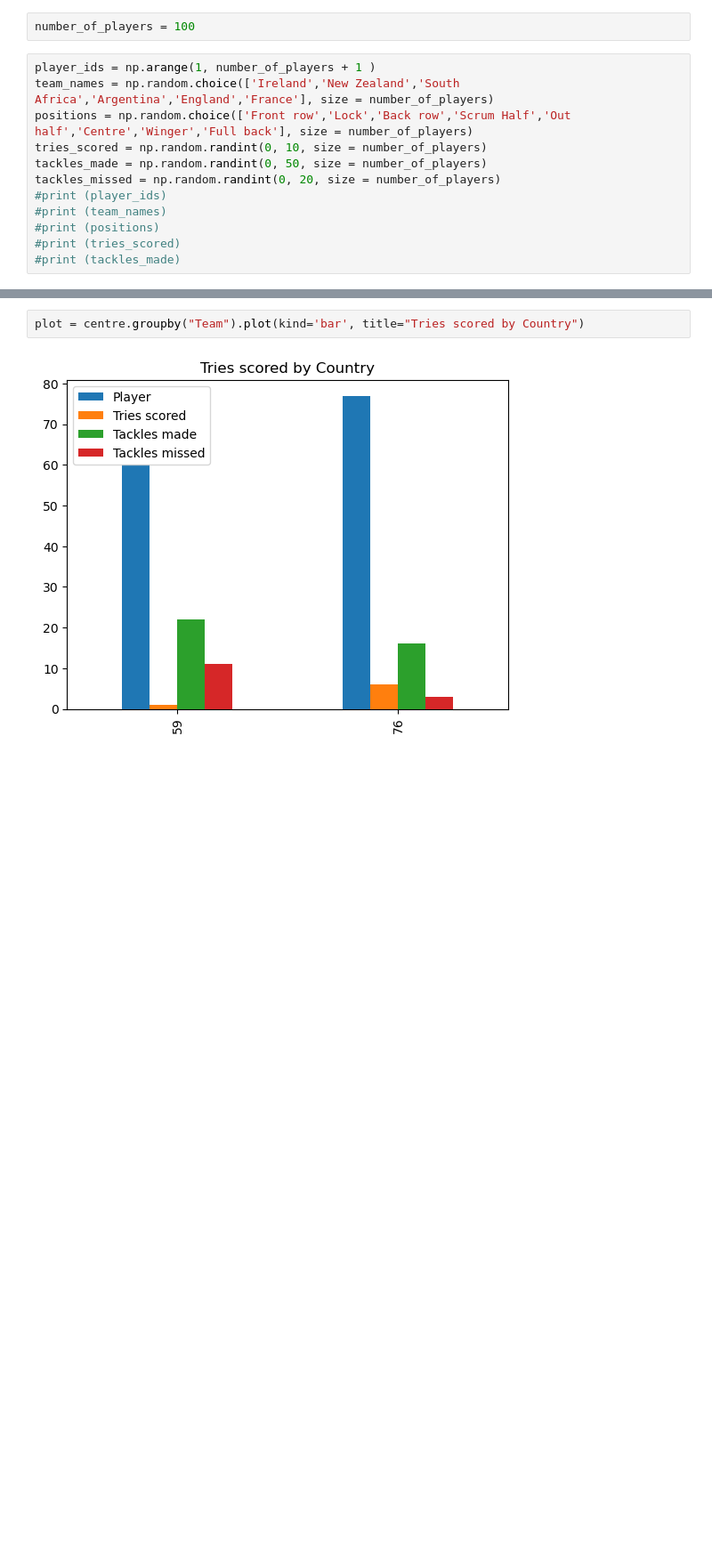
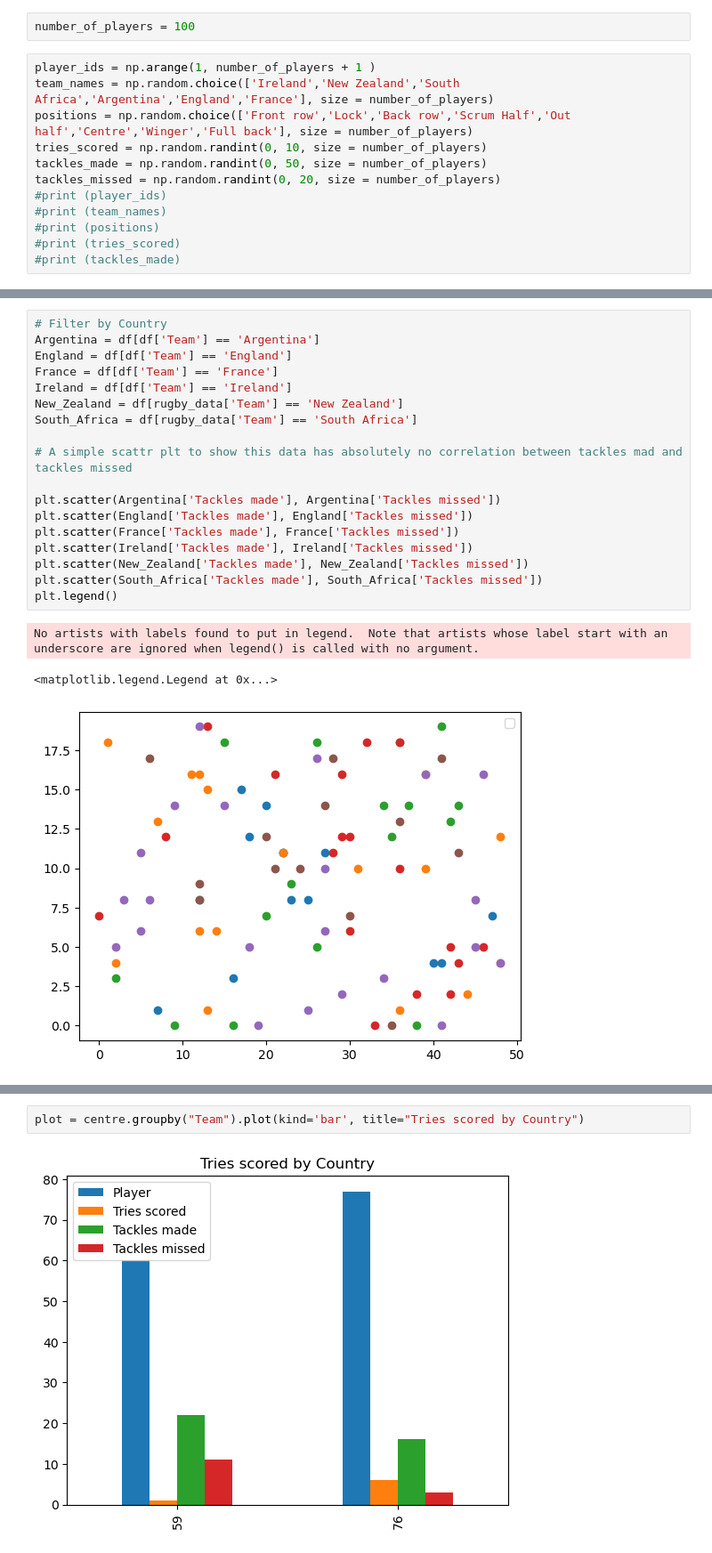
Before and after one commit to horgano/PfDA-Project-1, a Jupyter notebook: PfDA Project1.ipynb, the cells around one changed output, grey strips where cells are left out. Shown at 89% size. Cells and saved outputs as stored; diff of their text form; blank space fills up the shorter version.

```diff
--- a/PfDA Project1.ipynb
+++ b/PfDA Project1.ipynb
@@ -109 +119,23 @@ plt.show
+# %%
+# Filter by Country
+Argentina = df[df['Team'] == 'Argentina']
+England = df[df['Team'] == 'England']
+France = df[df['Team'] == 'France']
+Ireland = df[df['Team'] == 'Ireland']
+New_Zealand = df[rugby_data['Team'] == 'New Zealand']
+South_Africa = df[rugby_data['Team'] == 'South Africa']
+
+# A simple scattr plt to show this data has absolutely no correlation between tackles mad and tackles missed
+
+plt.scatter(Argentina['Tackles made'], Argentina['Tackles missed'])
+plt.scatter(England['Tackles made'], England['Tackles missed'])
+plt.scatter(France['Tackles made'], France['Tackles missed'])
+plt.scatter(Ireland['Tackles made'], Ireland['Tackles missed'])
+plt.scatter(New_Zealand['Tackles made'], New_Zealand['Tackles missed'])
+plt.scatter(South_Africa['Tackles made'], South_Africa['Tackles missed'])
+plt.legend()
+# %% [output]
+No artists with labels found to put in legend.  Note that artists whose label start with an underscore are ignored when legend() is called with no argument.
+<matplotlib.legend.Legend at 0x...>
+[figure, added]
 # %%
```
Also changed, not shown: parts of 19 cells of this notebook.
